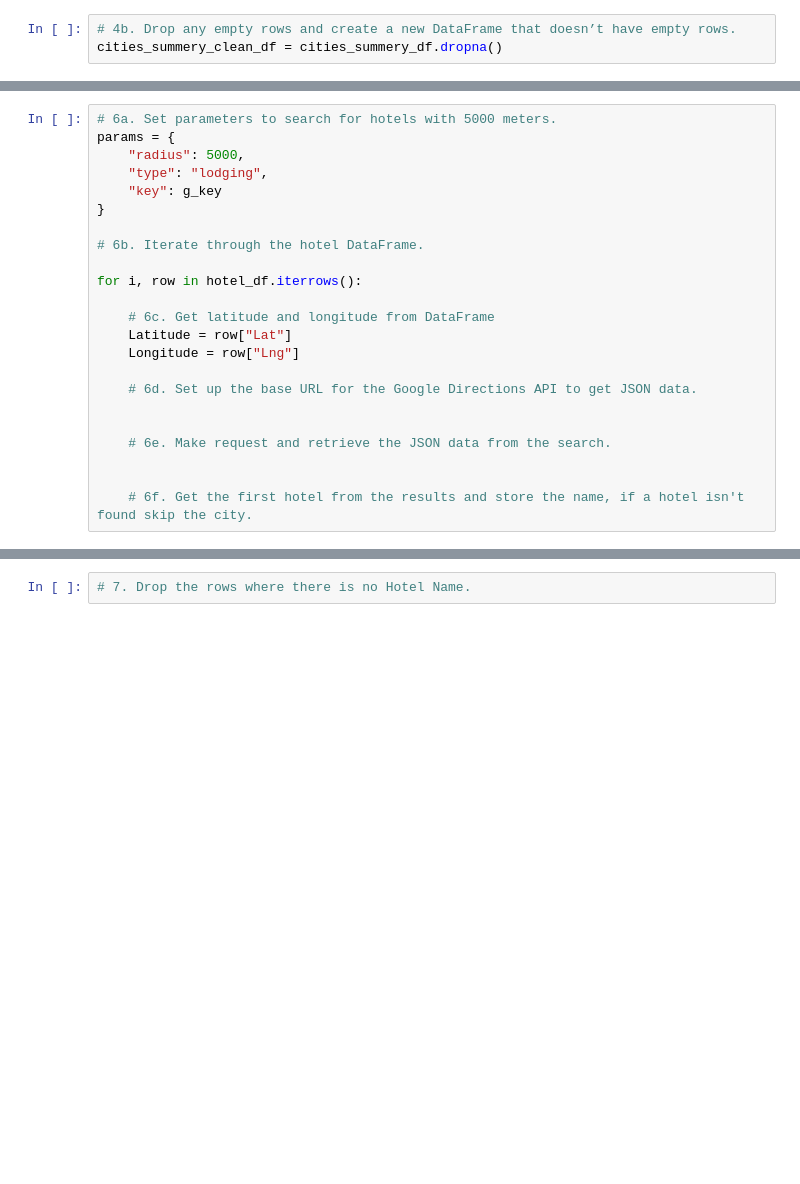
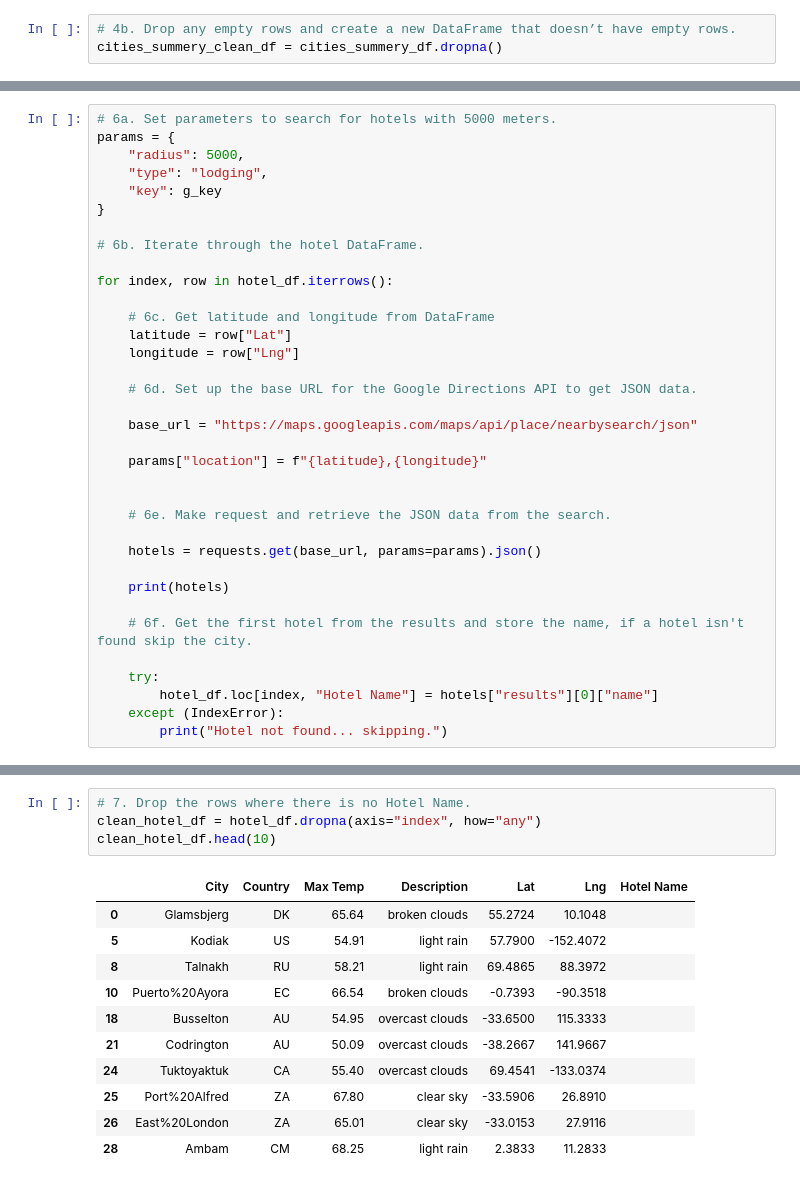
Before and after one commit to JTRUCCO/WeatherPy, a Jupyter notebook: Weather_Database/Vacation_Search/Vacation_Search.ipynb, the cells around one changed output, grey strips where cells are left out. Saved outputs shown, nothing was run; the diff lists cells and outputs as text; blank space fills up the shorter version.

```diff
--- a/Weather_Database/Vacation_Search/Vacation_Search.ipynb
+++ b/Weather_Database/Vacation_Search/Vacation_Search.ipynb
@@ -94,16 +98,28 @@ params = {
 
 # 6b. Iterate through the hotel DataFrame.
 
-for i, row in hotel_df.iterrows():
+for index, row in hotel_df.iterrows():
 
     # 6c. Get latitude and longitude from DataFrame
-    Latitude = row["Lat"]
-    Longitude = row["Lng"]
+    latitude = row["Lat"]
+    longitude = row["Lng"]
 
     # 6d. Set up the base URL for the Google Directions API to get JSON data.
+
+    base_url = "https://maps.googleapis.com/maps/api/place/nearbysearch/json"
+
+    params["location"] = f"{latitude},{longitude}"
 
 
     # 6e. Make request and retrieve the JSON data from the search.
 
+    hotels = requests.get(base_url, params=params).json()
+
+    print(hotels)
 
     # 6f. Get the first hotel from the results and store the name, if a hotel isn't found skip the city.
+
+    try:
+        hotel_df.loc[index, "Hotel Name"] = hotels["results"][0]["name"]
+    except (IndexError):
+        print("Hotel not found... skipping.")
@@ -110,4 +144,18 @@ for i, row in hotel_df.iterrows():
 # %%
 # 7. Drop the rows where there is no Hotel Name.
+clean_hotel_df = hotel_df.dropna(axis="index", how="any")
+clean_hotel_df.head(10)
+# %% [output]
+|  | City | Country | Max Temp | Description | Lat | Lng | Hotel Name |
+| 0 | Glamsbjerg | DK | 65.64 | broken clouds | 55.2724 | 10.1048 |  |
+| 5 | Kodiak | US | 54.91 | light rain | 57.7900 | -152.4072 |  |
+| 8 | Talnakh | RU | 58.21 | light rain | 69.4865 | 88.3972 |  |
+| 10 | Puerto%20Ayora | EC | 66.54 | broken clouds | -0.7393 | -90.3518 |  |
+| 18 | Busselton | AU | 54.95 | overcast clouds | -33.6500 | 115.3333 |  |
+| 21 | Codrington | AU | 50.09 | overcast clouds | -38.2667 | 141.9667 |  |
+| 24 | Tuktoyaktuk | CA | 55.40 | overcast clouds | 69.4541 | -133.0374 |  |
+| 25 | Port%20Alfred | ZA | 67.80 | clear sky | -33.5906 | 26.8910 |  |
+| 26 | East%20London | ZA | 65.01 | clear sky | -33.0153 | 27.9116 |  |
+| 28 | Ambam | CM | 68.25 | light rain | 2.3833 | 11.2833 |  |
 # %%
 # 8a. Create the output File (CSV)
```
Also changed, not shown: parts of 9 cells of this notebook, 1 other file.
